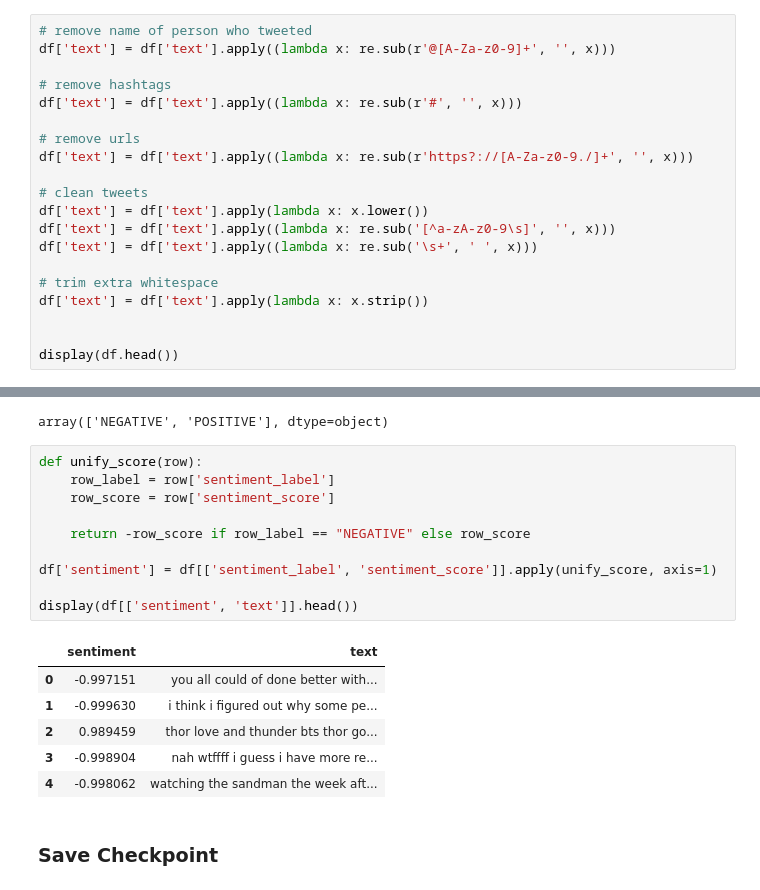
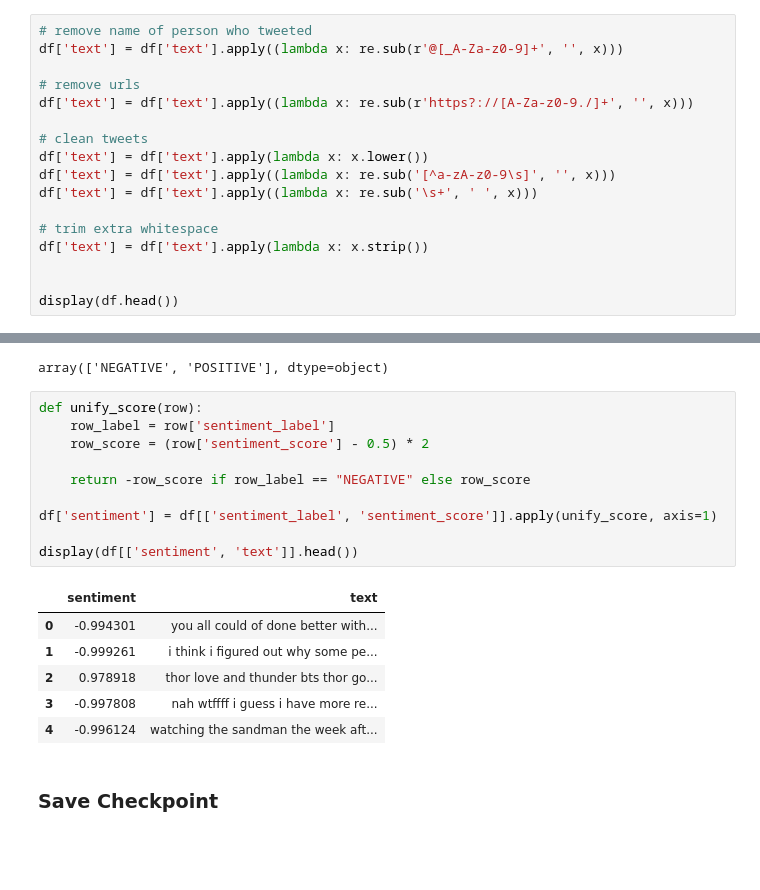
Before and after one commit to ShutDownMan/MinerandoDados, a Jupyter notebook: Trabalho 3/Trabalho_3.ipynb, the cells around one changed output, grey strips where cells are left out. Cells and saved outputs as stored; diff of their text form; blank space fills up the shorter version.

```diff
--- a/Trabalho 3/Trabalho_3.ipynb
+++ b/Trabalho 3/Trabalho_3.ipynb
@@ -129,10 +162,7 @@ display(df.tail())
 ### Preprocessing
 # %%
 # remove name of person who tweeted
-df['text'] = df['text'].apply((lambda x: re.sub(r'@[A-Za-z0-9]+', '', x)))
-
-# remove hashtags
-df['text'] = df['text'].apply((lambda x: re.sub(r'#', '', x)))
+df['text'] = df['text'].apply((lambda x: re.sub(r'@[_A-Za-z0-9]+', '', x)))
 
 # remove urls
 df['text'] = df['text'].apply((lambda x: re.sub(r'https?://[A-Za-z0-9./]+', '', x)))
@@ -264,20 +289,20 @@ array(['NEGATIVE', 'POSITIVE'], dtype=object)
 # %%
 def unify_score(row):
     row_label = row['sentiment_label']
-    row_score = row['sentiment_score']
+    row_score = (row['sentiment_score'] - 0.5) * 2
 
     return -row_score if row_label == "NEGATIVE" else row_score
 
 df['sentiment'] = df[['sentiment_label', 'sentiment_score']].apply(unify_score, axis=1)
 
 display(df[['sentiment', 'text']].head())
 # %% [output]
 |  | sentiment | text |
-| 0 | -0.997151 | you all could of done better with... |
-| 1 | -0.999630 | i think i figured out why some pe... |
-| 2 | 0.989459 | thor love and thunder bts thor go... |
-| 3 | -0.998904 | nah wtffff i guess i have more re... |
-| 4 | -0.998062 | watching the sandman the week aft... |
+| 0 | -0.994301 | you all could of done better with... |
+| 1 | -0.999261 | i think i figured out why some pe... |
+| 2 | 0.978918 | thor love and thunder bts thor go... |
+| 3 | -0.997808 | nah wtffff i guess i have more re... |
+| 4 | -0.996124 | watching the sandman the week aft... |
 # %% [markdown]
 ### Save Checkpoint
 # %%
```
Also changed, not shown: parts of 18 cells of this notebook, 2 other files.
